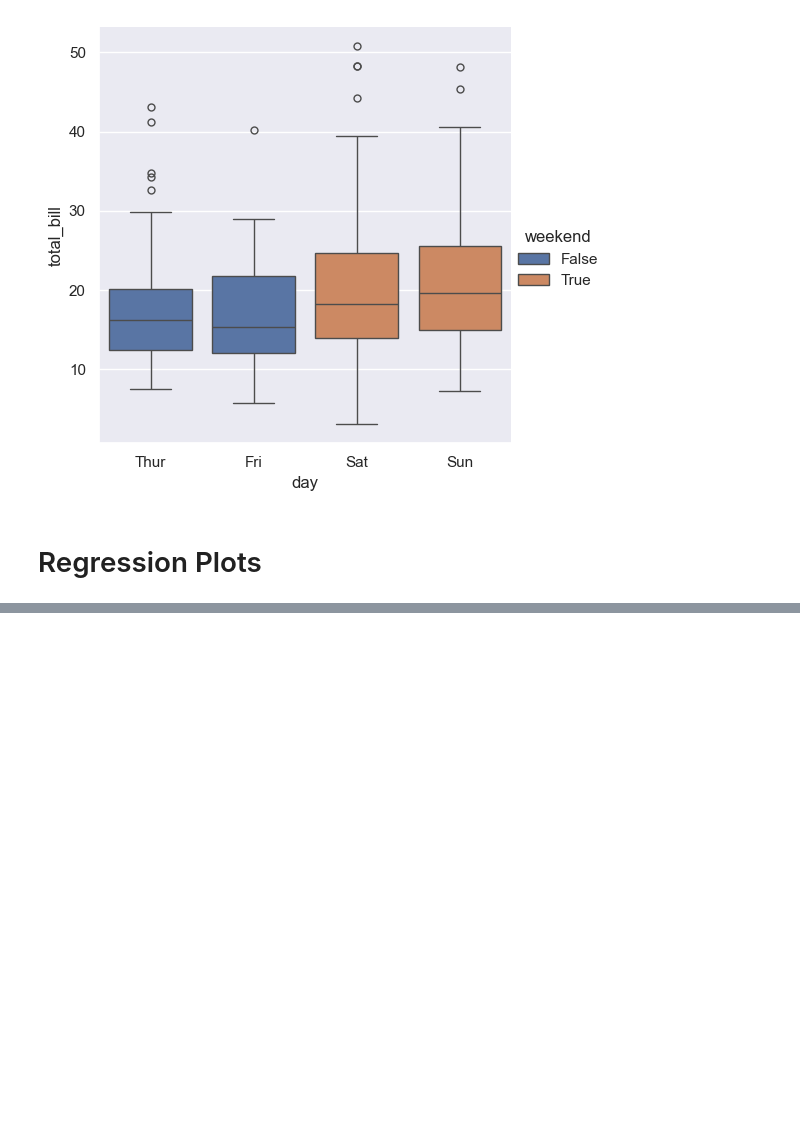
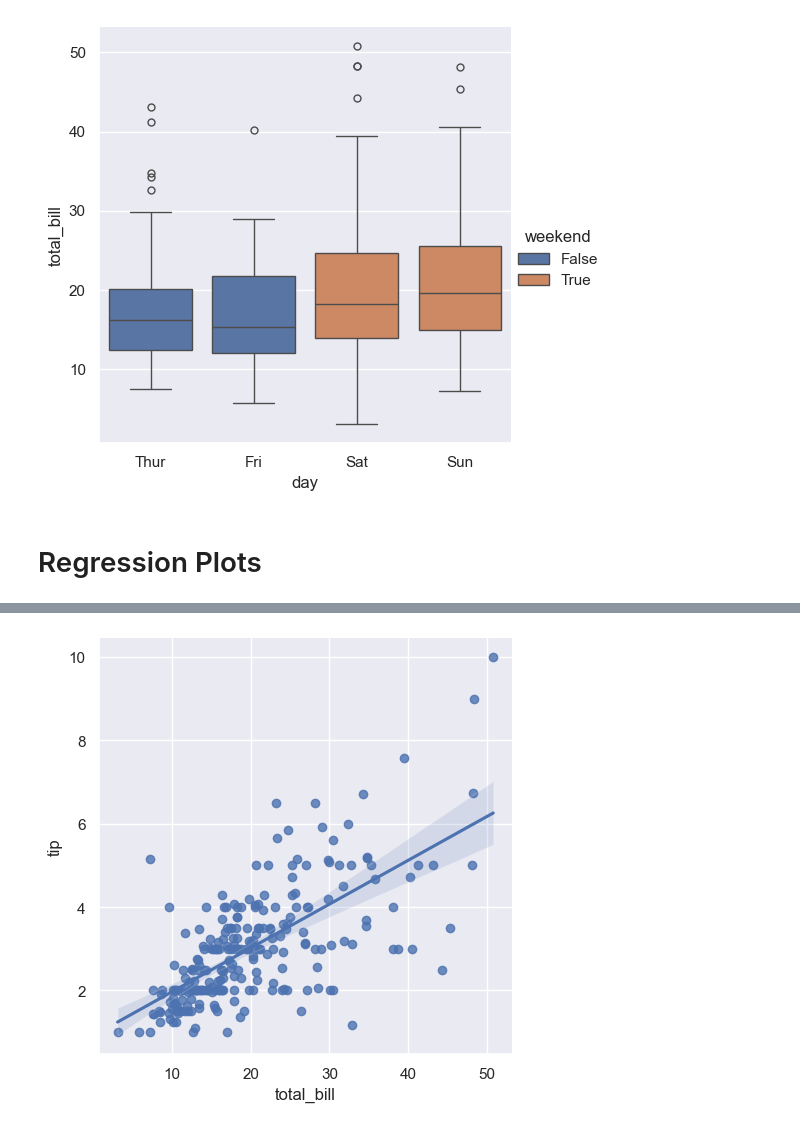
Before and after one commit to y-usuf09/Python---Data-Analytics, a Jupyter notebook: Data Analysis/seaborn.ipynb, the cells around one changed output, grey strips where cells are left out. Drawn from its saved outputs; the diff is of its cells as text; code cells hidden in the pictures; blank space fills up the shorter version.

```diff
--- a/Data Analysis/seaborn.ipynb
+++ b/Data Analysis/seaborn.ipynb
@@ -228,0 +234,4 @@ sns.catplot(data=tips, x="day", y="total_bill", hue="weekend", kind="box")
+# %%
+sns.lmplot(x="total_bill", y="tip", data=tips);
+# %% [output]
+[figure, added]
```
Also changed, not shown: parts of 11 cells of this notebook, 1 other file.
